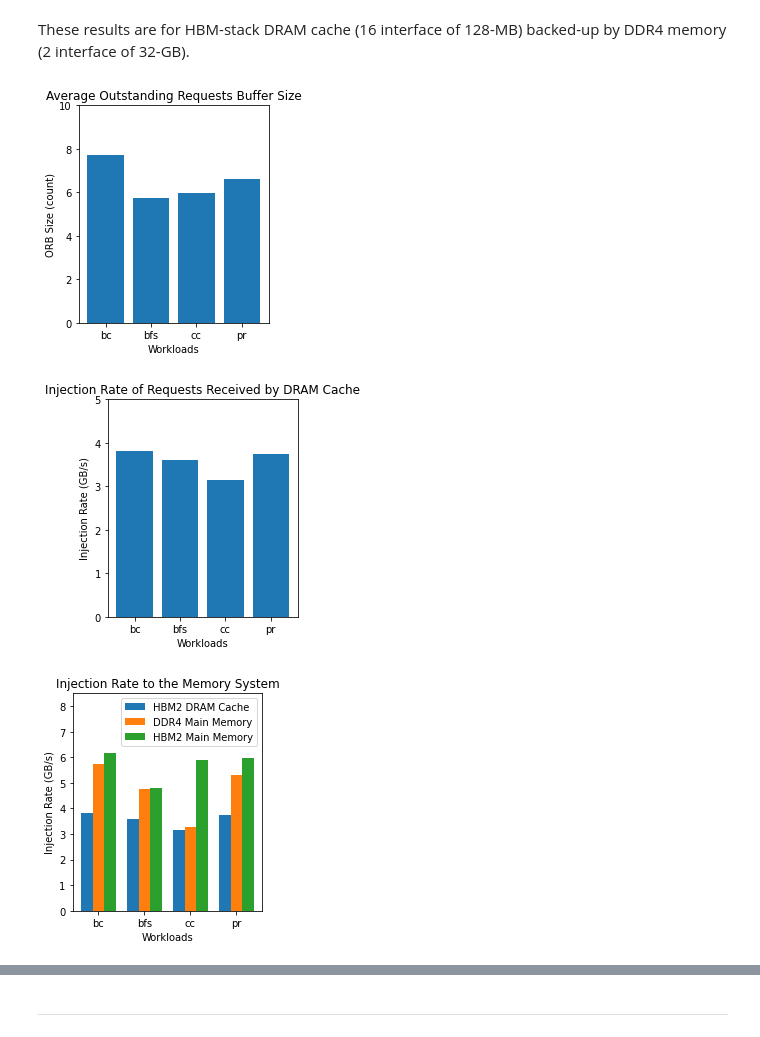
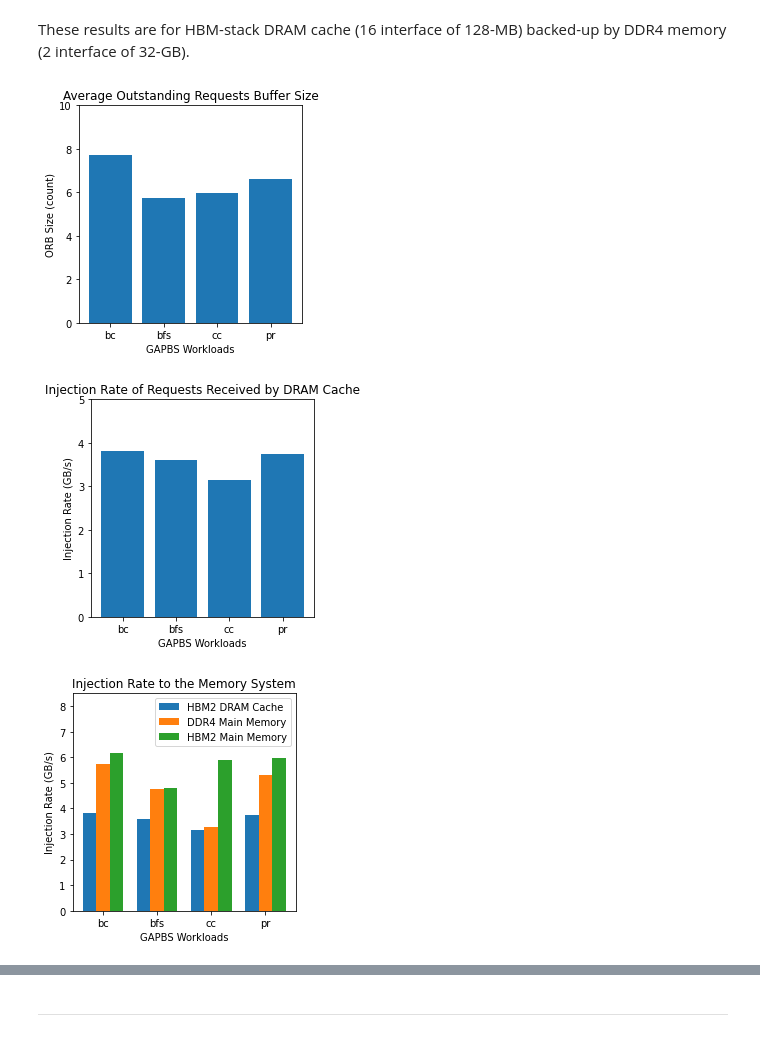
Before and after one commit to darchr/dramCacheController, a Jupyter notebook: myPlots/res_Nov_14/GAPBS/gapbs.ipynb, the cells around one changed output, grey strips where cells are left out. Cells and saved outputs as stored; diff of their text form; code cells hidden in the pictures.

Commit message:
mem: graphs

```diff
--- a/myPlots/res_Nov_14/GAPBS/gapbs.ipynb
+++ b/myPlots/res_Nov_14/GAPBS/gapbs.ipynb
@@ -291,23 +291,23 @@ df3.to_csv("/scr/babaie/policyBaselineRes/hbmCtrlrBug/dramCacheController/myPlot
 # %%
 x = df['app']
 
 y = df['avgORBLen'].astype(float)
 
 # Multi bar Chart
 fig = plt.figure()
-fig.set_size_inches(3.4, 4)
+fig.set_size_inches(4, 4)
 
 plt.ylim([0,10])
 
 plt.bar(x, y)
 
 
 plt.title("Average Outstanding Requests Buffer Size")
-plt.xlabel("Workloads")
+plt.xlabel("GAPBS Workloads")
 plt.ylabel("ORB Size (count)")
 plt.show()
 # %% [output]
-[figure, old version]
+[figure, new version]
 # %%
 x = df['app']
 
@@ -315,7 +315,7 @@ y = (df['readReqs'].astype(float) + df['writeReqs'].astype(float))*64/1000000000
 
 # Multi bar Chart
 fig = plt.figure()
-fig.set_size_inches(3.4, 4)
+fig.set_size_inches(4, 4)
 
 plt.ylim([0,5])
 
@@ -323,11 +323,11 @@ plt.bar(x, y)
 
 
 plt.title("Injection Rate of Requests Received by DRAM Cache")
-plt.xlabel("Workloads")
+plt.xlabel("GAPBS Workloads")
 plt.ylabel("Injection Rate (GB/s)")
 plt.show()
 # %% [output]
-[figure, old version]
+[figure, new version]
 # %%
 x = df['app']
 x_axis = np.arange(len(x))
@@ -338,7 +338,7 @@ y3 = (df3['readReqs'].astype(float) + df3['writeReqs'].astype(float))*64/1000000
 
 # Multi bar Chart
 fig = plt.figure()
-fig.set_size_inches(3.4, 4)
+fig.set_size_inches(4, 4)
 
 plt.ylim([0,8.5])
 
@@ -349,12 +349,12 @@ plt.bar(x_axis +0.25, y3, width=0.25, label = 'HBM2 Main Memory')
 plt.xticks(x_axis, x)
 
 plt.title("Injection Rate to the Memory System")
-plt.xlabel("Workloads")
+plt.xlabel("GAPBS Workloads")
 plt.ylabel("Injection Rate (GB/s)")
 plt.legend()
 plt.show()
 # %% [output]
-[figure, old version]
+[figure, new version]
 # %%
 x = df['app']
 x_axis = np.arange(len(x))
```
Also changed, not shown: parts of 9 cells of this notebook, 1 other file.
